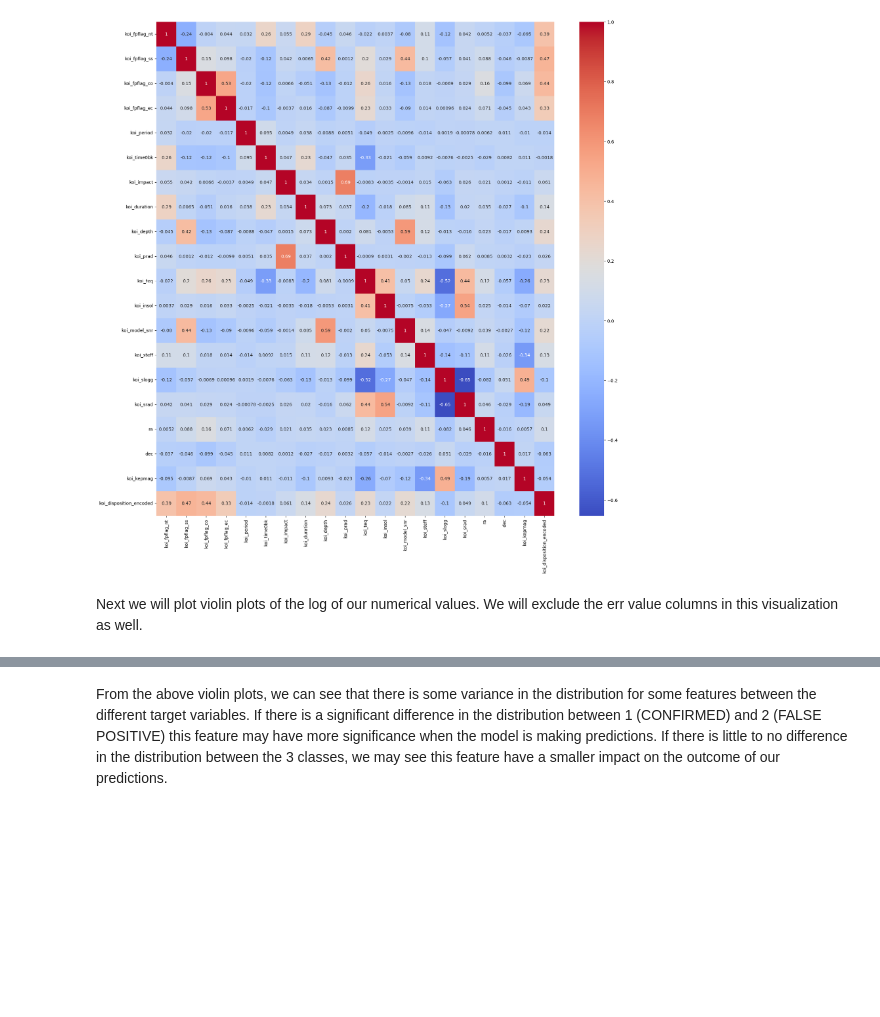
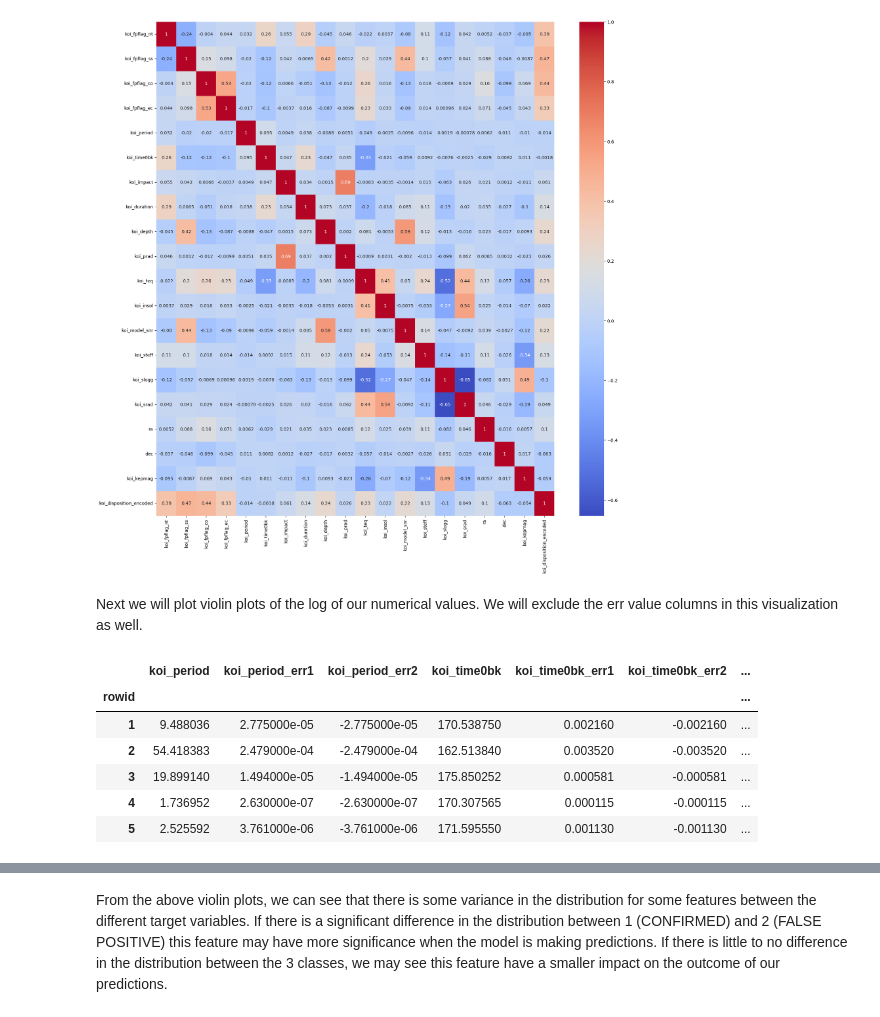
Before and after one commit to adrianveen/lhl_final_project, a Jupyter notebook: notebooks/exploration.ipynb, the cells around one changed output, grey strips where cells are left out. Drawn from its saved outputs; the diff is of its cells as text; code cells hidden in the pictures; blank space fills up the shorter version.

```diff
--- a/notebooks/exploration.ipynb
+++ b/notebooks/exploration.ipynb
@@ -1378,5 +1382,15 @@ Next we will plot violin plots of the log of our numerical values. We will exclu
 # %%
 #calculate the log of koi_finals2 numerical values for plotting in violin plots
 
 #initiate DataFrame as copy of koi_finals2 - exclude categorical features
 koi_final_log = kois_final2.iloc[:, 4:-1].copy()
+
+koi_final_log.head()
+# %% [output]
+|  | koi_period | koi_period_err1 | koi_period_err2 | koi_time0bk | koi_time0bk_err1 | koi_time0bk_err2 | ... |
+| rowid |  |  |  |  |  |  | ... |
+| 1 | 9.488036 | 2.775000e-05 | -2.775000e-05 | 170.538750 | 0.002160 | -0.002160 | ... |
+| 2 | 54.418383 | 2.479000e-04 | -2.479000e-04 | 162.513840 | 0.003520 | -0.003520 | ... |
+| 3 | 19.899140 | 1.494000e-05 | -1.494000e-05 | 175.850252 | 0.000581 | -0.000581 | ... |
+| 4 | 1.736952 | 2.630000e-07 | -2.630000e-07 | 170.307565 | 0.000115 | -0.000115 | ... |
+| 5 | 2.525592 | 3.761000e-06 | -3.761000e-06 | 171.595550 | 0.001130 | -0.001130 | ... |
```
Also changed, not shown: parts of 21 cells of this notebook, 2 other files.
